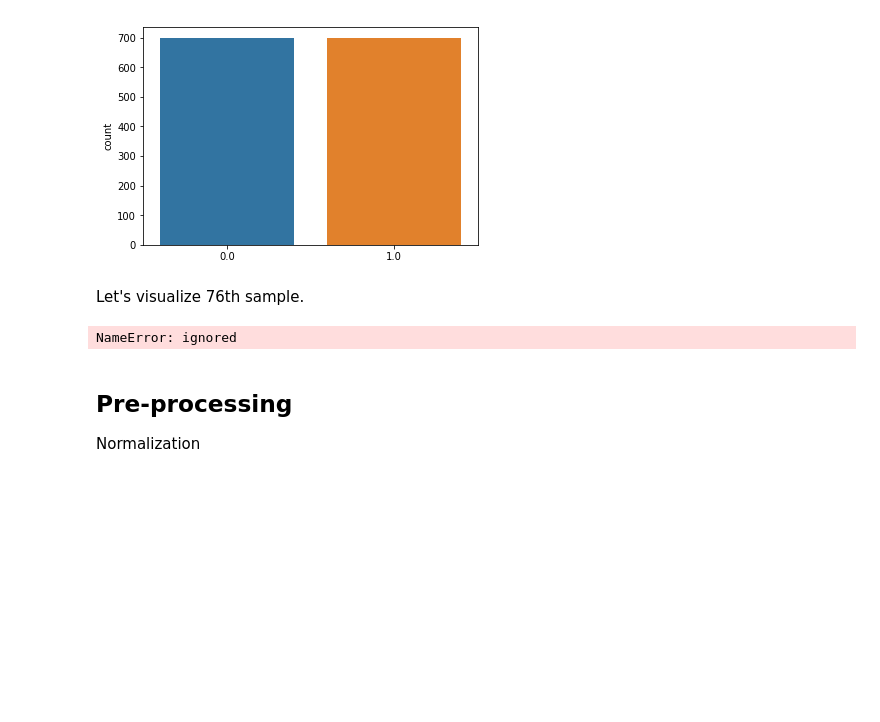
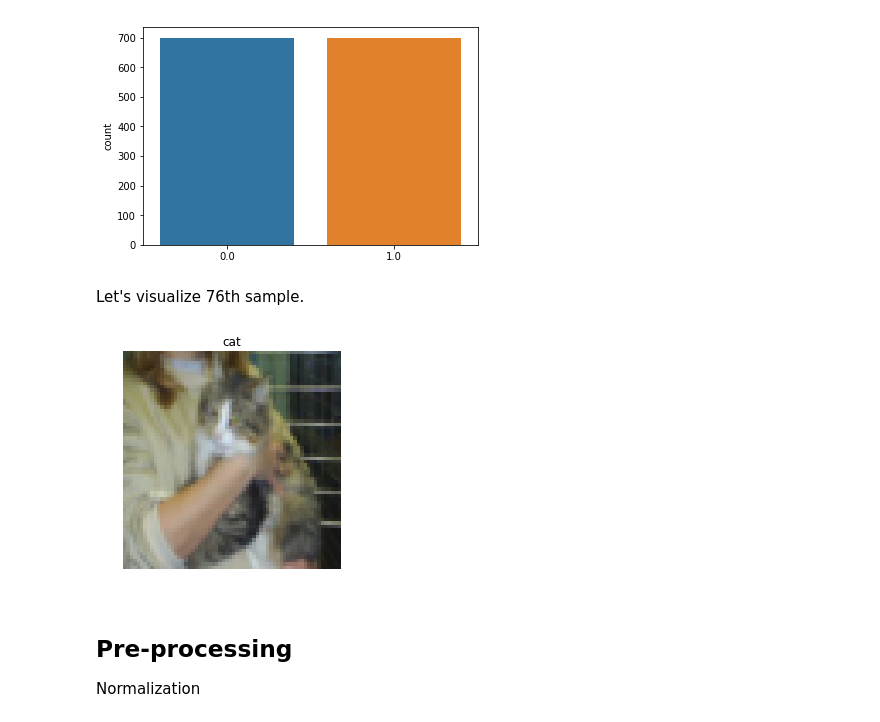
Before and after one commit to duyqu-chan/CS231n, a Jupyter notebook: Copy_of_CatDogClassification.ipynb, the cells around one changed output. Cells and saved outputs as stored; diff of their text form; code cells hidden in the pictures; blank space fills up the shorter version.

```diff
--- a/Copy_of_CatDogClassification.ipynb
+++ b/Copy_of_CatDogClassification.ipynb
@@ -74,24 +74,24 @@ Let's visualize 76th sample.
 # %%
 import matplotlib
 import matplotlib.pyplot as plt
 
 sample_index = 76
 %matplotlib inline
 img = X[sample_index]/255 #normalize the image vector into 0-255 range
-
+labelArr = Y[sample_index]
 
 #decode label
 if (labelArr == [1, 0]).all():
   label = "cat"
 else:
   label = "dog"
 
 plt.imshow(img, interpolation='nearest')
 plt.axis("off")
 plt.title(label)
 plt.show()
 # %% [output]
-NameError: ignored
+[figure, added]
 # %% [markdown]
 ## Pre-processing
 
```
Also changed, not shown: parts of 9 cells of this notebook.
